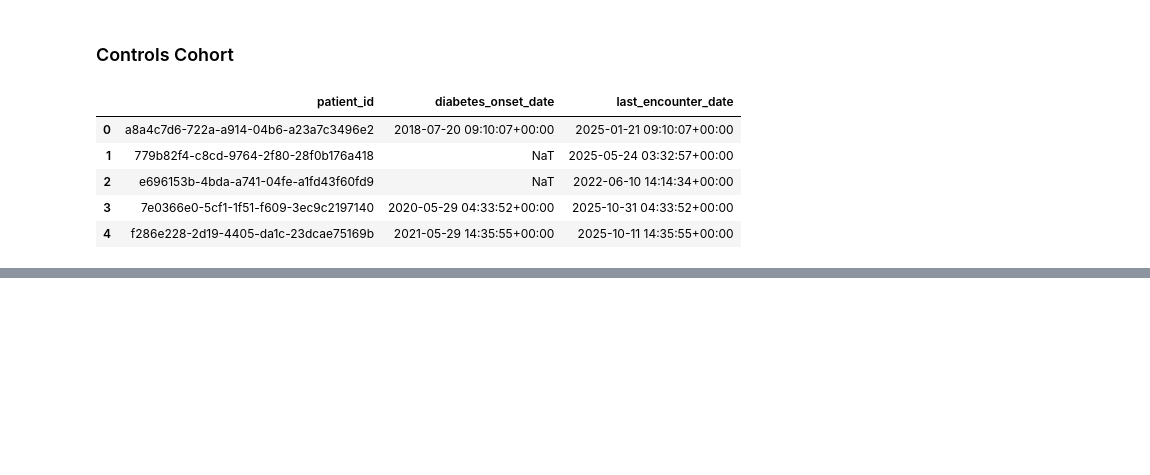
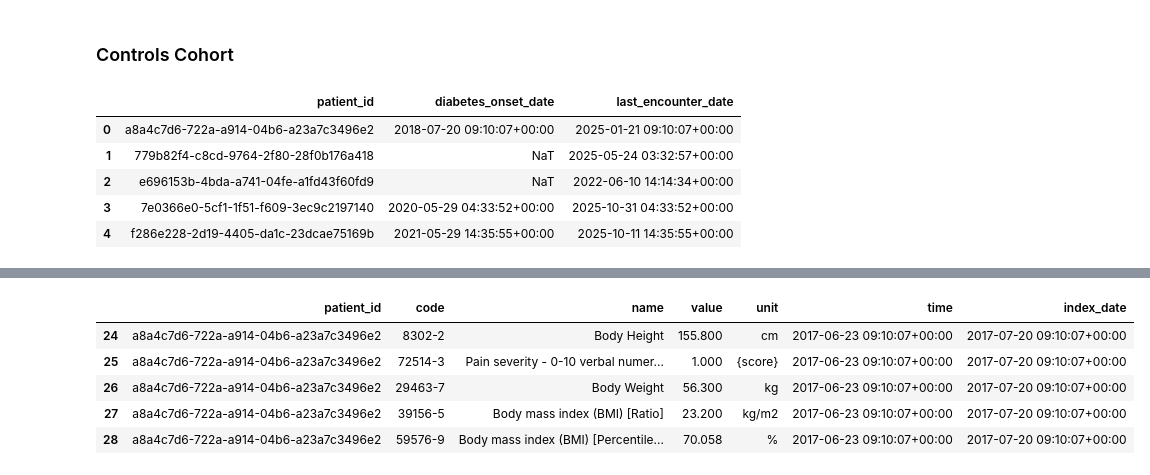
Before and after one commit to DevSSMD/Diabetes_Onset_Prediction_FHIR, a Jupyter notebook: Notebooks_Diabetes_Prediction/02_Data_Cleaning.ipynb, the cells around one changed output, grey strips where cells are left out. Cells and saved outputs as stored; diff of their text form; code cells hidden in the pictures; blank space fills up the shorter version.

```diff
--- a/Notebooks_Diabetes_Prediction/02_Data_Cleaning.ipynb
+++ b/Notebooks_Diabetes_Prediction/02_Data_Cleaning.ipynb
@@ -623,0 +670,15 @@ df_cohort.head()
+# %%
+# filter observations that are taken 1 year prior to the index_date for each patient
+df_obs_features = df_obs_features[
+    (df_obs_features['time'] < df_obs_features['index_date']) &
+    (df_obs_features['time'] >= df_obs_features['index_date'] - pd.Timedelta(days=365))
+]
+# %%
+df_obs_features.head()
+# %% [output]
+|  | patient_id | code | name | value | unit | time | index_date |
+| 24 | a8a4c7d6-722a-a914-04b6-a23a7c3496e2 | 8302-2 | Body Height | 155.800 | cm | 2017-06-23 09:10:07+00:00 | 2017-07-20 09:10:07+00:00 |
+| 25 | a8a4c7d6-722a-a914-04b6-a23a7c3496e2 | 72514-3 | Pain severity - 0-10 verbal numer... | 1.000 | {score} | 2017-06-23 09:10:07+00:00 | 2017-07-20 09:10:07+00:00 |
+| 26 | a8a4c7d6-722a-a914-04b6-a23a7c3496e2 | 29463-7 | Body Weight | 56.300 | kg | 2017-06-23 09:10:07+00:00 | 2017-07-20 09:10:07+00:00 |
+| 27 | a8a4c7d6-722a-a914-04b6-a23a7c3496e2 | 39156-5 | Body mass index (BMI) [Ratio] | 23.200 | kg/m2 | 2017-06-23 09:10:07+00:00 | 2017-07-20 09:10:07+00:00 |
+| 28 | a8a4c7d6-722a-a914-04b6-a23a7c3496e2 | 59576-9 | Body mass index (BMI) [Percentile... | 70.058 | % | 2017-06-23 09:10:07+00:00 | 2017-07-20 09:10:07+00:00 |
```
Also changed, not shown: parts of 16 cells of this notebook, 3 other files.
